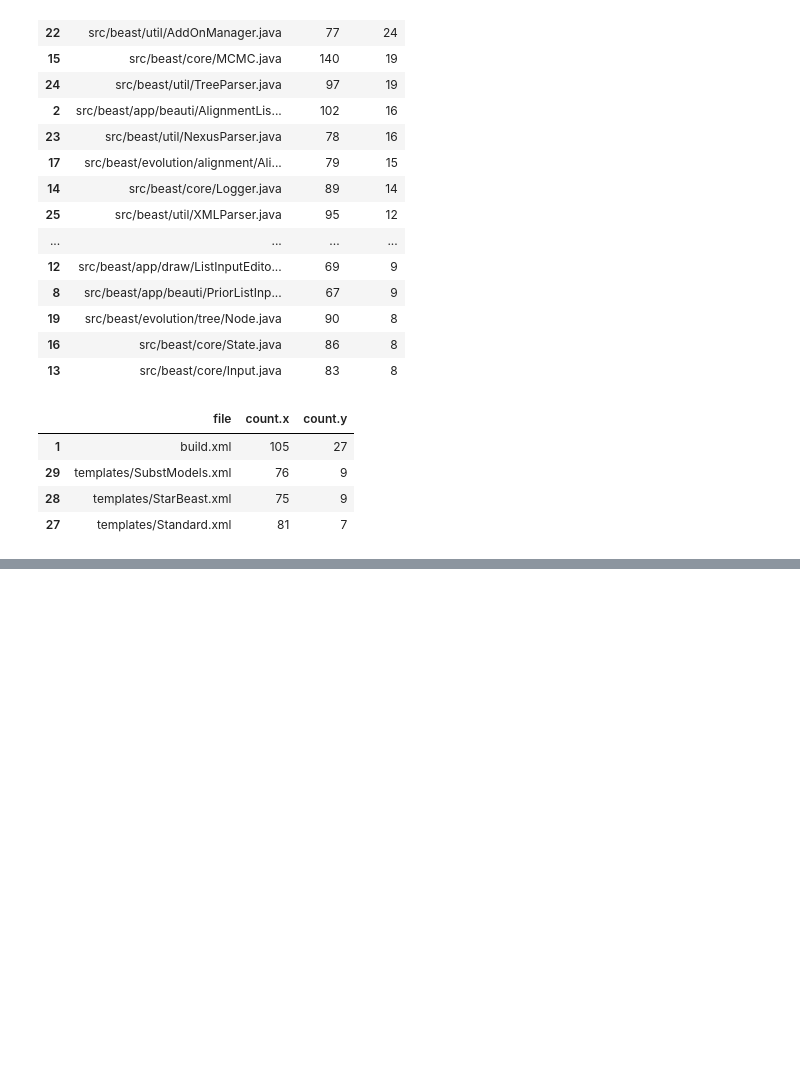
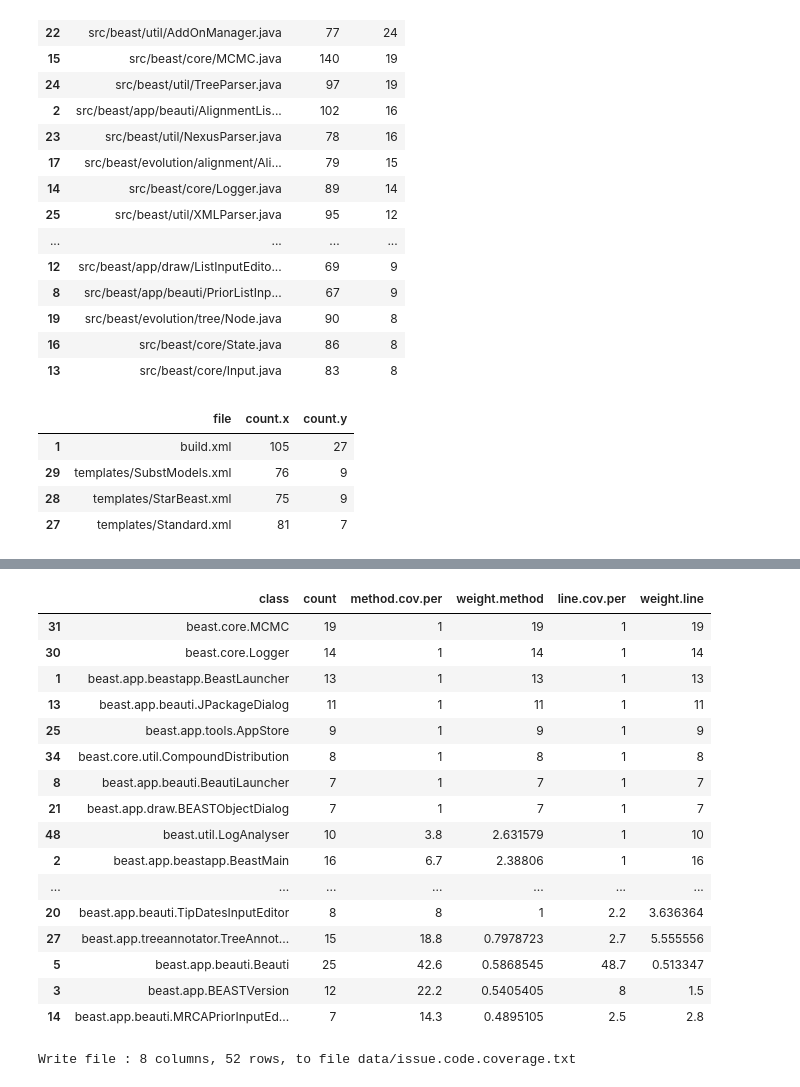
Before and after one commit to CompEvol/beast2report, a Jupyter notebook: report.ipynb, the cells around one changed output, grey strips where cells are left out. Cells and saved outputs as stored; diff of their text form; code cells hidden in the pictures; blank space fills up the shorter version.

```diff
--- a/report.ipynb
+++ b/report.ipynb
@@ -255,0 +262,5 @@ class.merge[!grepl(".java", class.merge$file),]
+# %%
+cc.packages <- list.dirs(path = "code_coverage", full.names = TRUE, recursive = TRUE)
+cc.packages <- cc.packages[!grepl(".css|.img|.classes|^code_coverage$", cc.packages)]
+#cc.packages
+length(cc.packages)
@@ -255,0 +273,14 @@ class.merge[!grepl(".java", class.merge$file),]
+# %%
+code.coverage <- data.frame()
+for (pa in cc.packages) {
+    cc.list <- readCodeCoverage(file.path(pa, "index.html"))
+    cc.df <- cc.list[["Class"]][,-2]
+    if (nrow(cc.df) < 1)
+        warning("No result from package", pa)
+    colnames(cc.df) <- c("class", "method.cov.per", "line.cov.per")
+    cc.df$line.cov.per <- as.numeric(cc.df$line.cov.per)
+        cc.df$method.cov.per <- as.numeric(cc.df$method.cov.per)
+    cc.df$package <- cc.list[["Package"]][1,1]
+    code.coverage <- rbind(code.coverage, cc.df)
+}
+code.coverage[1:10,]
@@ -255,0 +356,34 @@ class.merge[!grepl(".java", class.merge$file),]
+# %%
+# round anything smaller than 1% to 1%
+zero <- 1
+isu.cc.merge[isu.cc.merge$method.cov.per < 1, "method.cov.per"] <- zero
+isu.cc.merge[isu.cc.merge$line.cov.per < 1, "line.cov.per"] <- zero
+# log code coverage
+isu.cc.merge$weight.method <- isu.cc.merge$count / isu.cc.merge$method.cov.per
+isu.cc.merge$weight.line <- isu.cc.merge$count / isu.cc.merge$line.cov.per
+isu.cc.merge <- isu.cc.merge[order(isu.cc.merge$weight.method,
+                                   isu.cc.merge$weight.line, decreasing = T),]
+isu.cc.merge[1:20,c("class","count","method.cov.per","weight.method",
+                    "line.cov.per","weight.line")]
+# %% [output]
+|  | class | count | method.cov.per | weight.method | line.cov.per | weight.line |
+| 31 | beast.core.MCMC | 19 | 1 | 19 | 1 | 19 |
+| 30 | beast.core.Logger | 14 | 1 | 14 | 1 | 14 |
+| 1 | beast.app.beastapp.BeastLauncher | 13 | 1 | 13 | 1 | 13 |
+| 13 | beast.app.beauti.JPackageDialog | 11 | 1 | 11 | 1 | 11 |
+| 25 | beast.app.tools.AppStore | 9 | 1 | 9 | 1 | 9 |
+| 34 | beast.core.util.CompoundDistribution | 8 | 1 | 8 | 1 | 8 |
+| 8 | beast.app.beauti.BeautiLauncher | 7 | 1 | 7 | 1 | 7 |
+| 21 | beast.app.draw.BEASTObjectDialog | 7 | 1 | 7 | 1 | 7 |
+| 48 | beast.util.LogAnalyser | 10 | 3.8 | 2.631579 | 1 | 10 |
+| 2 | beast.app.beastapp.BeastMain | 16 | 6.7 | 2.38806 | 1 | 16 |
+| ... | ... | ... | ... | ... | ... | ... |
+| 20 | beast.app.beauti.TipDatesInputEditor | 8 | 8 | 1 | 2.2 | 3.636364 |
+| 27 | beast.app.treeannotator.TreeAnnot... | 15 | 18.8 | 0.7978723 | 2.7 | 5.555556 |
+| 5 | beast.app.beauti.Beauti | 25 | 42.6 | 0.5868545 | 48.7 | 0.513347 |
+| 3 | beast.app.BEASTVersion | 12 | 22.2 | 0.5405405 | 8 | 1.5 |
+| 14 | beast.app.beauti.MRCAPriorInputEd... | 7 | 14.3 | 0.4895105 | 2.5 | 2.8 |
+# %%
+writeTable(isu.cc.merge, file="data/issue.code.coverage.txt", row.names = F)
+# %% [output]
+Write file : 8 columns, 52 rows, to file data/issue.code.coverage.txt
```
Also changed, not shown: parts of 15 cells of this notebook, 1 other file.
